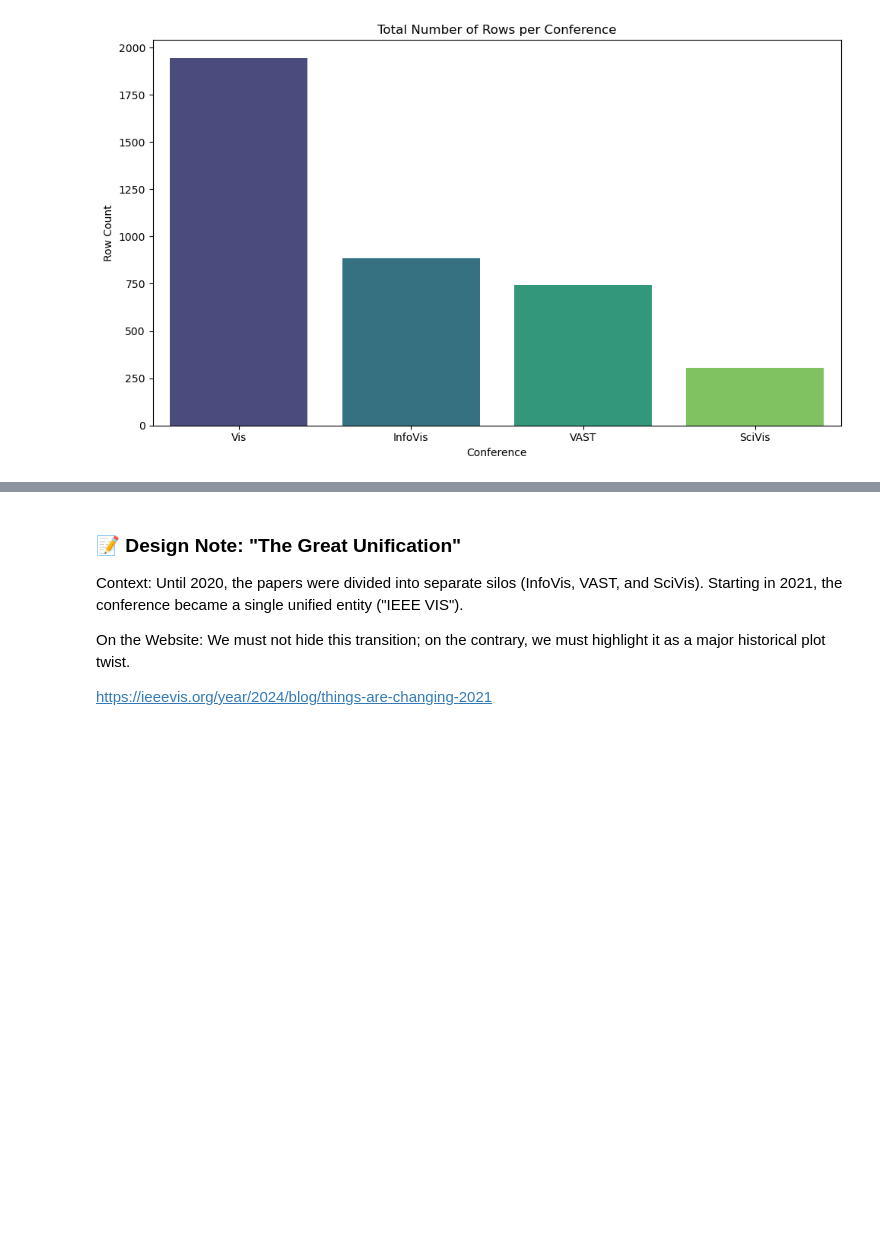
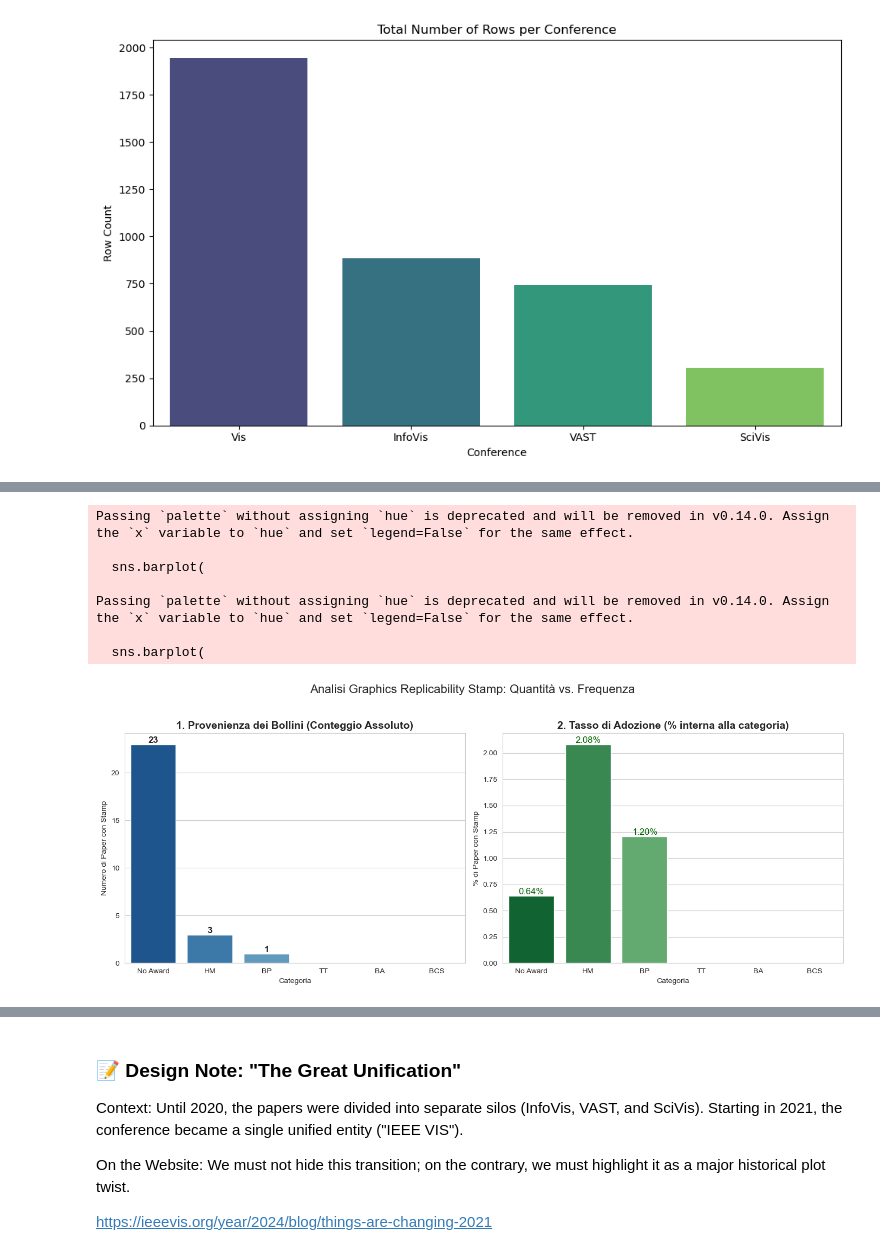
Before and after one commit to inkeaton/DV, a Jupyter notebook: dv_repo/scripts/eda.ipynb, the cells around one changed output, grey strips where cells are left out. Cells and saved outputs as stored; diff of their text form; code cells hidden in the pictures; blank space fills up the shorter version.

```diff
--- a/dv_repo/scripts/eda.ipynb
+++ b/dv_repo/scripts/eda.ipynb
@@ -148,0 +378,78 @@ plt.show()
+# %%
+import pandas as pd
+import matplotlib.pyplot as plt
+import seaborn as sns
+
+# --- 1. Ricostruzione Dati dai tuoi risultati ---
+# Creiamo un dataframe riassuntivo manuale basato sul tuo output
+data = {
+    "Category": ["No Award", "HM", "BP", "TT", "BA", "BCS"],
+    "Total_Papers": [3604, 144, 83, 40, 6, 5],
+    "Stamps_Count": [23, 3, 1, 0, 0, 0]
+}
+
+df_summary = pd.DataFrame(data)
+
+# Calcolo della percentuale (Rateo di adozione)
+df_summary["Stamp_Percentage"] = (df_summary["Stamps_Count"] / df_summary["Total_Papers"]) * 100
+
+# --- 2. Creazione della Visualizzazione ---
+# Impostiamo uno stile pulito
+sns.set_style("whitegrid")
+
+# Creiamo una figura con 2 grafici affiancati
+fig, axes = plt.subplots(1, 2, figsize=(14, 6))
+
+# --- GRAFICO A (Sinistra): Numeri Assoluti ---
+# Risponde a: "Quanti bollini ci sono in totale per ogni categoria?"
+sns.barplot(
+    data=df_summary,
+    x="Category",
+    y="Stamps_Count",
+    palette="Blues_r",
+    ax=axes[0]
+)
+axes[0].set_title("1. Provenienza dei Bollini (Conteggio Assoluto)", fontsize=14, fontweight='bold')
+axes[0].set_ylabel("Numero di Paper con Stamp")
+axes[0].set_xlabel("Categoria")
+
+# Aggiungiamo le etichette sopra le barre
+for p in axes[0].patches:
+    if p.get_height() > 0:
+        axes[0].annotate(f'{int(p.get_height())}',
+                         (p.get_x() + p.get_width() / 2., p.get_height()),
+                         ha='center', va='bottom', fontsize=12, fontweight='bold')
+
+# --- GRAFICO B (Destra): Percentuali Relative ---
+# Risponde a: "Quanto è probabile che un paper di questa categoria abbia il bollino?"
+sns.barplot(
+    data=df_summary,
+    x="Category",
+    y="Stamp_Percentage",
+    palette="Greens_r",
+    ax=axes[1]
+)
+axes[1].set_title("2. Tasso di Adozione (% interna alla categoria)", fontsize=14, fontweight='bold')
+axes[1].set_ylabel("% di Paper con Stamp")
+axes[1].set_xlabel("Categoria")
+
+# Aggiungiamo le etichette con il %
+for p in axes[1].patches:
+    if p.get_height() > 0:
+        axes[1].annotate(f'{p.get_height():.2f}%',
+                         (p.get_x() + p.get_width() / 2., p.get_height()),
+                         ha='center', va='bottom', fontsize=12, color='darkgreen')
+
+# --- Titolo Generale e Layout ---
+plt.suptitle("Analisi Graphics Replicability Stamp: Quantità vs. Frequenza", fontsize=16)
+plt.tight_layout(rect=[0, 0.03, 1, 0.95]) # Lascia spazio per il titolo
+plt.show()
+# %% [output]
+Passing `palette` without assigning `hue` is deprecated and will be removed in v0.14.0. Assign the `x` variable to `hue` and set `legend=False` for the same effect.
+
+  sns.barplot(
+
+Passing `palette` without assigning `hue` is deprecated and will be removed in v0.14.0. Assign the `x` variable to `hue` and set `legend=False` for the same effect.
+
+  sns.barplot(
+[figure, added]
```
Also changed, not shown: parts of 9 cells of this notebook, 32 other files.
